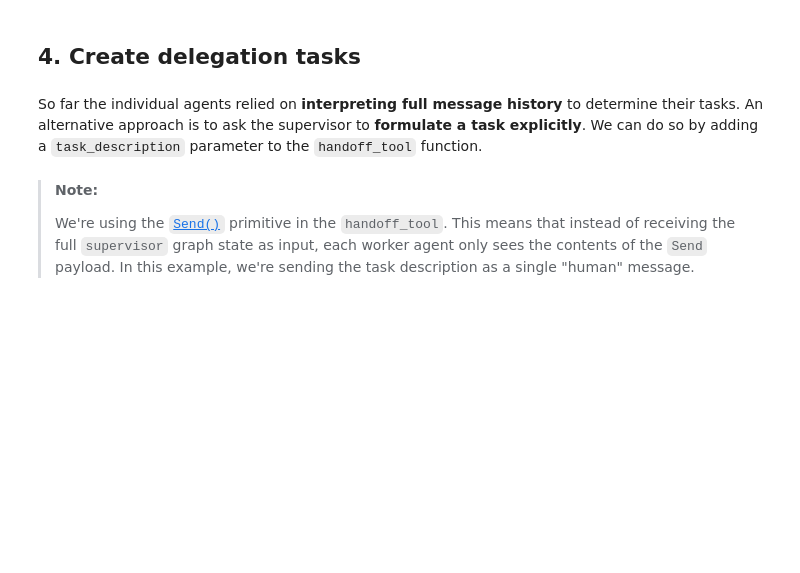
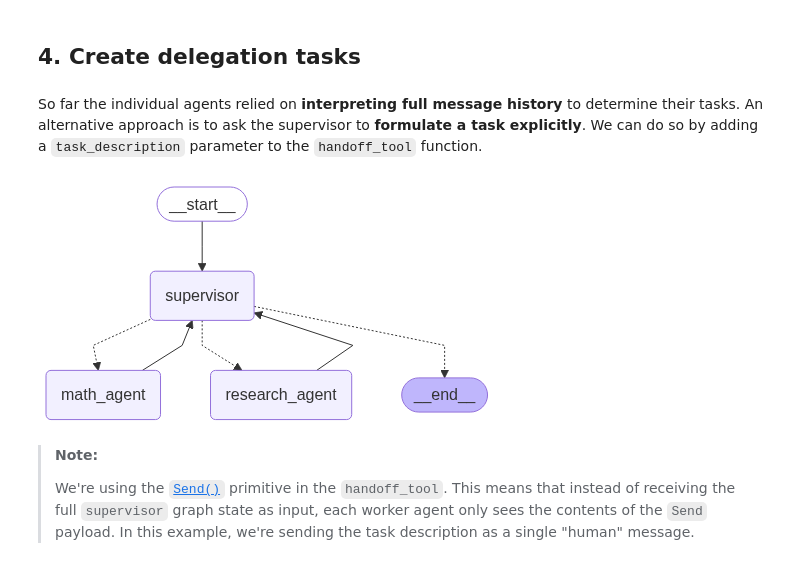
Before and after one commit to MatteoFalcioni/GenAI, a Jupyter notebook: 09_LangGraph_Advanced/09.2_agent_supervisor.ipynb, the cells around one changed output. Saved outputs shown, nothing was run; the diff lists cells and outputs as text; code cells hidden in the pictures; blank space fills up the shorter version.

Commit message:
custom supervisor implemented

```diff
--- a/09_LangGraph_Advanced/09.2_agent_supervisor.ipynb
+++ b/09_LangGraph_Advanced/09.2_agent_supervisor.ipynb
@@ -609,6 +590,12 @@ supervisor_with_description = (
     .add_edge("math_agent", "supervisor")
     .compile()
 )
+# %%
+from IPython.display import display, Image
+
+display(Image(supervisor_with_description.get_graph().draw_mermaid_png()))
+# %% [output]
+[figure, added]
 # %% [markdown]
 >**Note:**
 >
```
Also changed, not shown: parts of 7 cells of this notebook, 1 other file.
